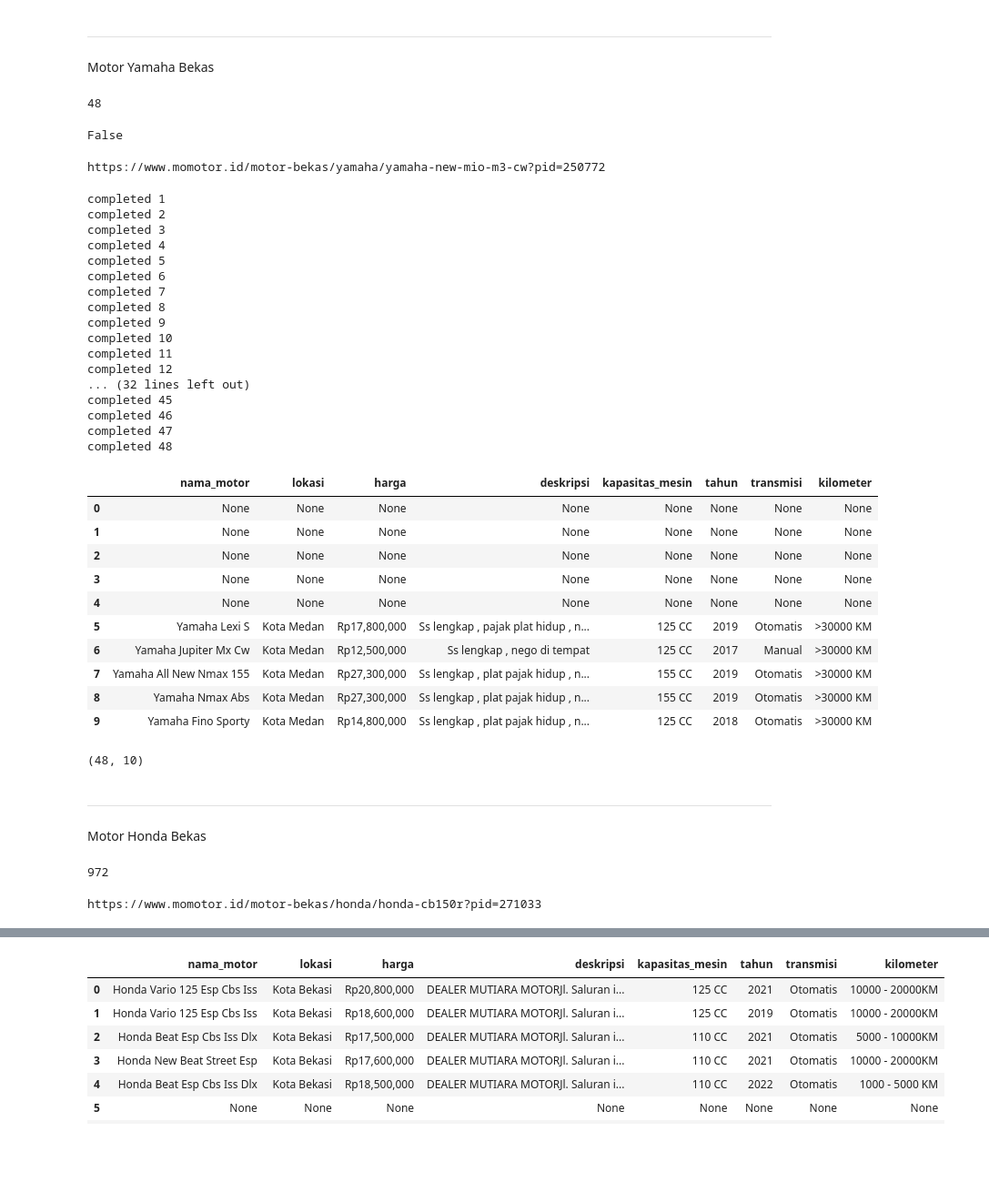
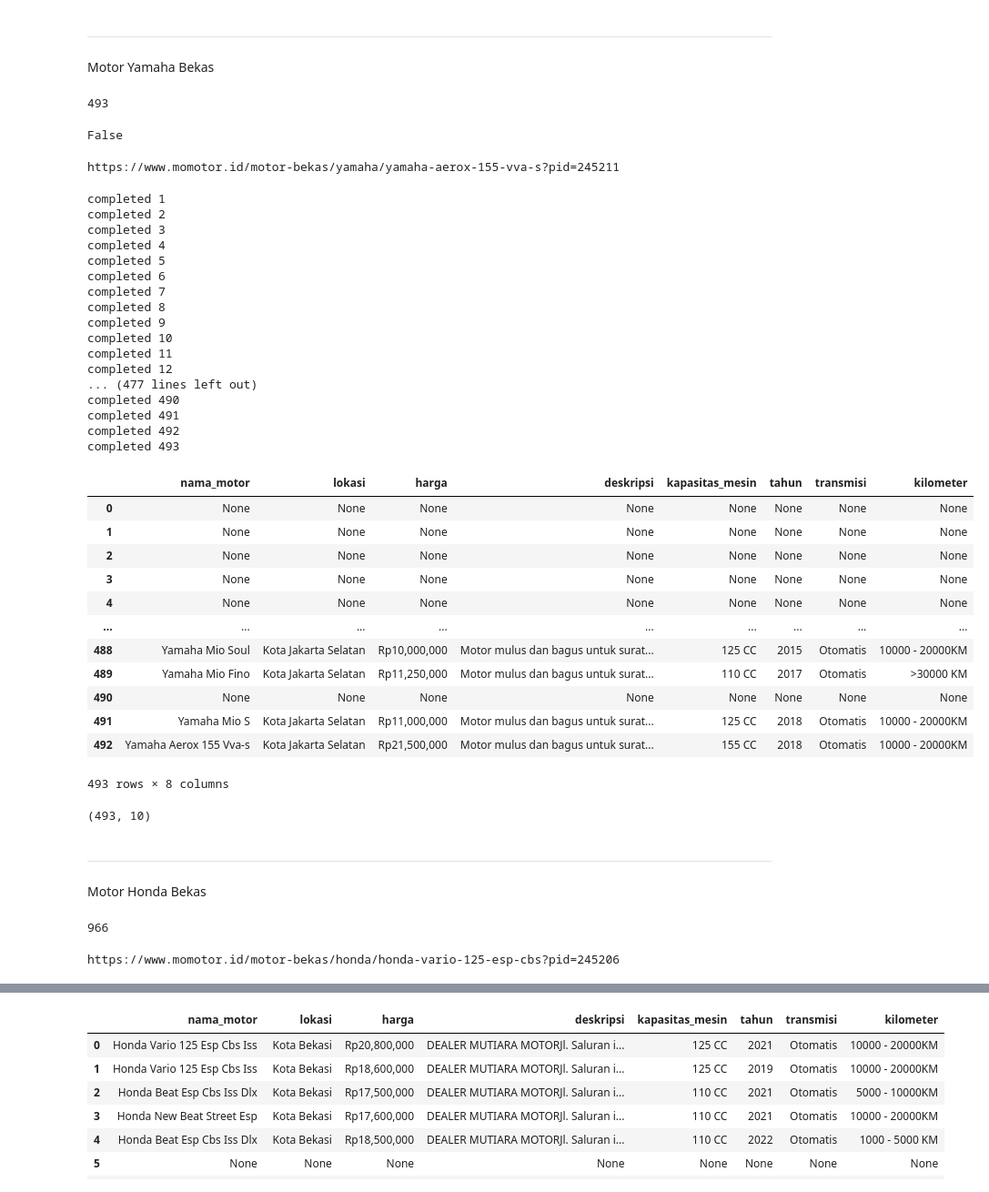
Before and after one commit to daff00/used-motorcycle-price-prediction, a Jupyter notebook: scraping.ipynb, the cells around one changed output, grey strips where cells are left out. Shown: that part at 91% size. Drawn from its saved outputs; the diff is of its cells as text; code cells hidden in the pictures; blank space fills up the shorter version.

```diff
--- a/scraping.ipynb
+++ b/scraping.ipynb
@@ -26,7 +26,7 @@ Motor Yamaha Bekas
 url_yamaha = []
 data_yamaha =[]
 
-for x in range(1,5): # page 1 sampai n
+for x in range(1,43): # page 1 sampai n
     offset = (x - 1) * 12  # Calculate the offset
     k = requests.get(f'https://momotor.id/motor-bekas?brands=yamaha&offset={offset}').text
     soup = BeautifulSoup(k, 'html.parser')
@@ -39,7 +39,7 @@ for x in range(1,5): # page 1 sampai n
 # %%
 print(len(url_yamaha))
 # %% [output]
-48
+493
 # %%
 v = len(url_yamaha) != len(set(url_yamaha))
 v
@@ -48,8 +48,10 @@ False
 # %%
 print(url_yamaha[-1])
 # %% [output]
-https://www.momotor.id/motor-bekas/yamaha/yamaha-new-mio-m3-cw?pid=250772
+https://www.momotor.id/motor-bekas/yamaha/yamaha-aerox-155-vva-s?pid=245211
 # %%
+counter = 0
+
 for link in url_yamaha: #input data
     f = requests.get(link, headers=headers).text
     hun = BeautifulSoup(f, 'html.parser')
@@ -62,7 +64,7 @@ for link in url_yamaha: #input data
     except:
         location = None
     try:
-        description = hun.find("div", {"class": "description-text"}).text.strip()
+        description = hun.find("div", {"class": "description-text"}).text.replace('\n', "")
     except:
         description = None
     try:
@@ -105,8 +107,8 @@ for link in url_yamaha: #input data
     }
 
     data_yamaha.append(motor_yamaha)
-    c += 1
-    print("completed", c)
+    counter += 1
+    print("completed", counter)
 # %% [output]
 completed 1
 completed 2
@@ -120,34 +122,36 @@ completed 9
 completed 10
 completed 11
 completed 12
-... (32 lines left out)
-completed 45
-completed 46
-completed 47
-completed 48
+... (477 lines left out)
+completed 490
+completed 491
+completed 492
+completed 493
 # %%
 # Convert ke data frame
 df_yamaha = pd.DataFrame(data_yamaha)
-df_yamaha.head(10)
+df_yamaha
 # %% [output]
 |  | nama_motor | lokasi | harga | deskripsi | kapasitas_mesin | tahun | transmisi | kilometer |
 | 0 | None | None | None | None | None | None | None | None |
 | 1 | None | None | None | None | None | None | None | None |
 | 2 | None | None | None | None | None | None | None | None |
 | 3 | None | None | None | None | None | None | None | None |
 | 4 | None | None | None | None | None | None | None | None |
-| 5 | Yamaha Lexi S | Kota Medan | Rp17,800,000 | Ss lengkap , pajak plat hidup , n... | 125 CC | 2019 | Otomatis | >30000 KM |
-| 6 | Yamaha Jupiter Mx Cw | Kota Medan | Rp12,500,000 | Ss lengkap , nego di tempat | 125 CC | 2017 | Manual | >30000 KM |
-| 7 | Yamaha All New Nmax 155 | Kota Medan | Rp27,300,000 | Ss lengkap , plat pajak hidup , n... | 155 CC | 2019 | Otomatis | >30000 KM |
-| 8 | Yamaha Nmax Abs | Kota Medan | Rp27,300,000 | Ss lengkap , plat pajak hidup , n... | 155 CC | 2019 | Otomatis | >30000 KM |
-| 9 | Yamaha Fino Sporty | Kota Medan | Rp14,800,000 | Ss lengkap , plat pajak hidup , n... | 125 CC | 2018 | Otomatis | >30000 KM |
+| ... | ... | ... | ... | ... | ... | ... | ... | ... |
+| 488 | Yamaha Mio Soul | Kota Jakarta Selatan | Rp10,000,000 | Motor mulus dan bagus untuk surat... | 125 CC | 2015 | Otomatis | 10000 - 20000KM |
+| 489 | Yamaha Mio Fino | Kota Jakarta Selatan | Rp11,250,000 | Motor mulus dan bagus untuk surat... | 110 CC | 2017 | Otomatis | >30000 KM |
+| 490 | None | None | None | None | None | None | None | None |
+| 491 | Yamaha Mio S | Kota Jakarta Selatan | Rp11,000,000 | Motor mulus dan bagus untuk surat... | 125 CC | 2018 | Otomatis | 10000 - 20000KM |
+| 492 | Yamaha Aerox 155 Vva-s | Kota Jakarta Selatan | Rp21,500,000 | Motor mulus dan bagus untuk surat... | 155 CC | 2018 | Otomatis | 10000 - 20000KM |
+493 rows × 8 columns
 # %%
 # Penyesuaian
 df_yamaha['url'] = url_yamaha
 df_yamaha['merk'] = 'Yamaha'
 df_yamaha.shape
 # %% [output]
-(48, 10)
+(493, 10)
 # %% [markdown]
 ---
 Motor Honda Bekas
@@ -168,9 +172,9 @@ for x in range(1,82): # page 1 sampai n
 # %%
 print(len(url_honda))
 # %% [output]
-972
+966
 # %%
 print(url_honda[-1])
 # %% [output]
-https://www.momotor.id/motor-bekas/honda/honda-cb150r?pid=271033
+https://www.momotor.id/motor-bekas/honda/honda-vario-125-esp-cbs?pid=245206
 # %%
```
Also changed, not shown: parts of 9 cells of this notebook, 4 other files.
